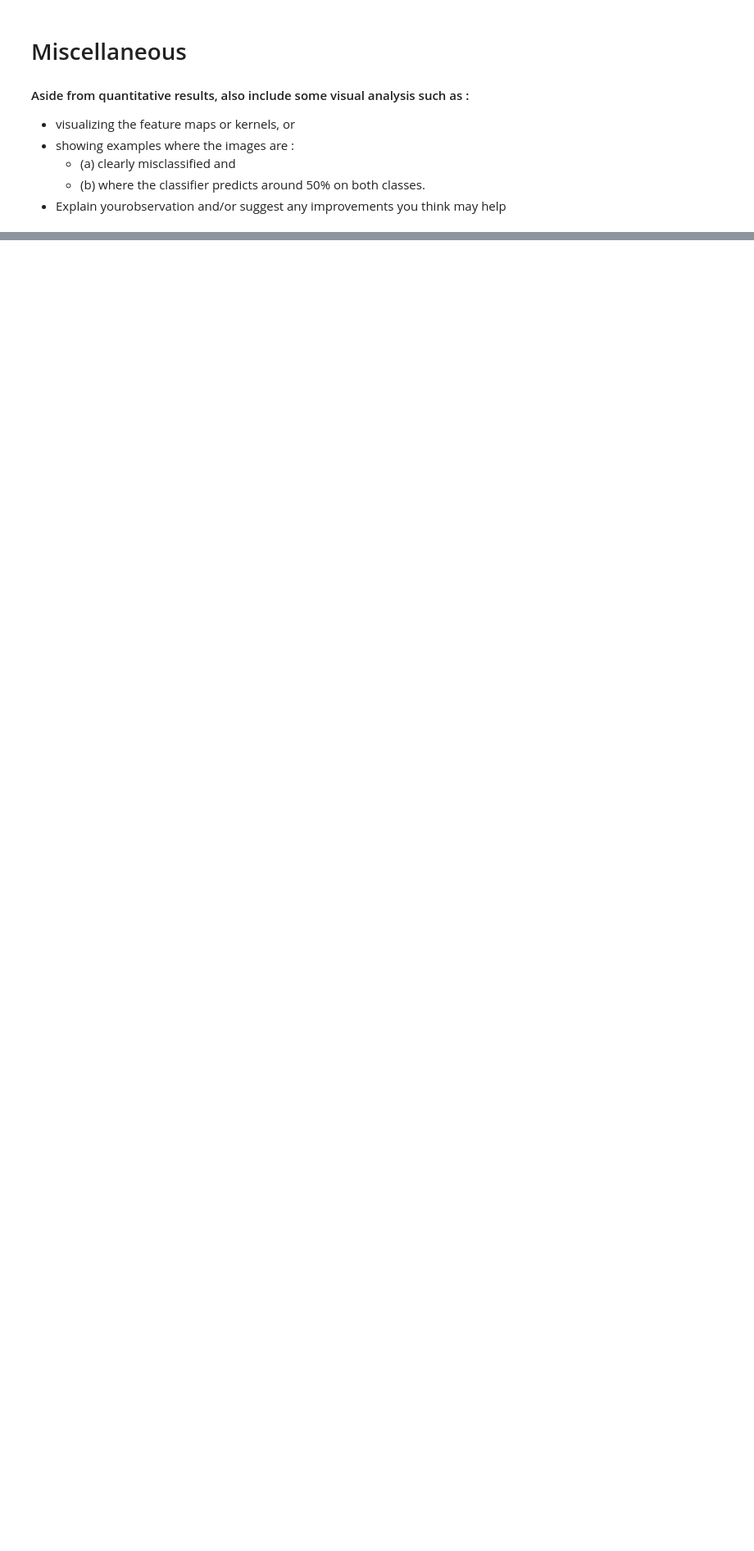
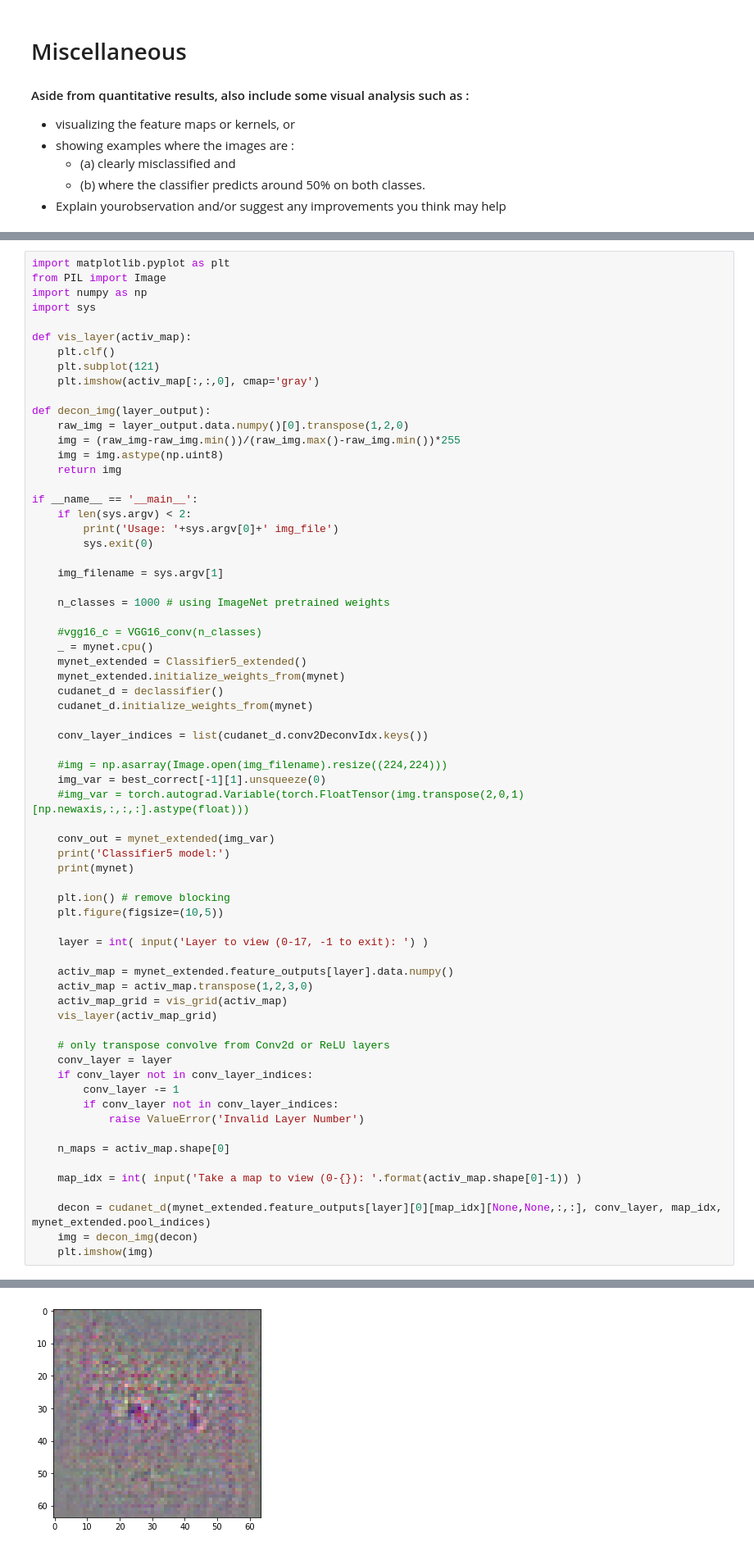
Before and after one commit to HugoCote/Assignment-1-Part-3, a Jupyter notebook: dev1num3.ipynb, the cells around one changed output, grey strips where cells are left out. Shown at 82% size. Drawn from its saved outputs; the diff is of its cells as text; blank space fills up the shorter version.

```diff
--- a/dev1num3.ipynb
+++ b/dev1num3.ipynb
@@ -1401,0 +1730,68 @@ net associated prob     :   0.85, 0.87, 0.99, 0.80, 0.28, 0.00, 0.95, 0.44
+# %%
+import matplotlib.pyplot as plt
+from PIL import Image
+import numpy as np
+import sys
+
+def vis_layer(activ_map):
+    plt.clf()
+    plt.subplot(121)
+    plt.imshow(activ_map[:,:,0], cmap='gray')
+
+def decon_img(layer_output):
+    raw_img = layer_output.data.numpy()[0].transpose(1,2,0)
+    img = (raw_img-raw_img.min())/(raw_img.max()-raw_img.min())*255
+    img = img.astype(np.uint8)
+    return img
+
+if __name__ == '__main__':
+    if len(sys.argv) < 2:
+        print('Usage: '+sys.argv[0]+' img_file')
+        sys.exit(0)
+
+    img_filename = sys.argv[1]
+
+    n_classes = 1000 # using ImageNet pretrained weights
+
+    #vgg16_c = VGG16_conv(n_classes)
+    _ = mynet.cpu()
+    mynet_extended = Classifier5_extended()
+    mynet_extended.initialize_weights_from(mynet)
+    cudanet_d = declassifier()
+    cudanet_d.initialize_weights_from(mynet)
+
+    conv_layer_indices = list(cudanet_d.conv2DeconvIdx.keys())
+
+    #img = np.asarray(Image.open(img_filename).resize((224,224)))
+    img_var = best_correct[-1][1].unsqueeze(0)
+    #img_var = torch.autograd.Variable(torch.FloatTensor(img.transpose(2,0,1)[np.newaxis,:,:,:].astype(float)))
+
+    conv_out = mynet_extended(img_var)
+    print('Classifier5 model:')
+    print(mynet)
+
+    plt.ion() # remove blocking
+    plt.figure(figsize=(10,5))
+
+    layer = int( input('Layer to view (0-17, -1 to exit): ') )
+
+    activ_map = mynet_extended.feature_outputs[layer].data.numpy()
+    activ_map = activ_map.transpose(1,2,3,0)
+    activ_map_grid = vis_grid(activ_map)
+    vis_layer(activ_map_grid)
+
+    # only transpose convolve from Conv2d or ReLU layers
+    conv_layer = layer
+    if conv_layer not in conv_layer_indices:
+        conv_layer -= 1
+        if conv_layer not in conv_layer_indices:
+            raise ValueError('Invalid Layer Number')
+
+    n_maps = activ_map.shape[0]
+
+    map_idx = int( input('Take a map to view (0-{}): '.format(activ_map.shape[0]-1)) )
+
+    decon = cudanet_d(mynet_extended.feature_outputs[layer][0][map_idx][None,None,:,:], conv_layer, map_idx, mynet_extended.pool_indices)
+    img = decon_img(decon)
+    plt.imshow(img)
+# %% [output]
@@ -1402,3 +1815,4 @@ net associated prob     :   0.85, 0.87, 0.99, 0.80, 0.28, 0.00, 0.95, 0.44
+[figure, added]
 # %% [markdown]
 ### Visualize feature maps
 # %% [markdown]
```
Also changed, not shown: parts of 42 cells of this notebook, 2 other files.
